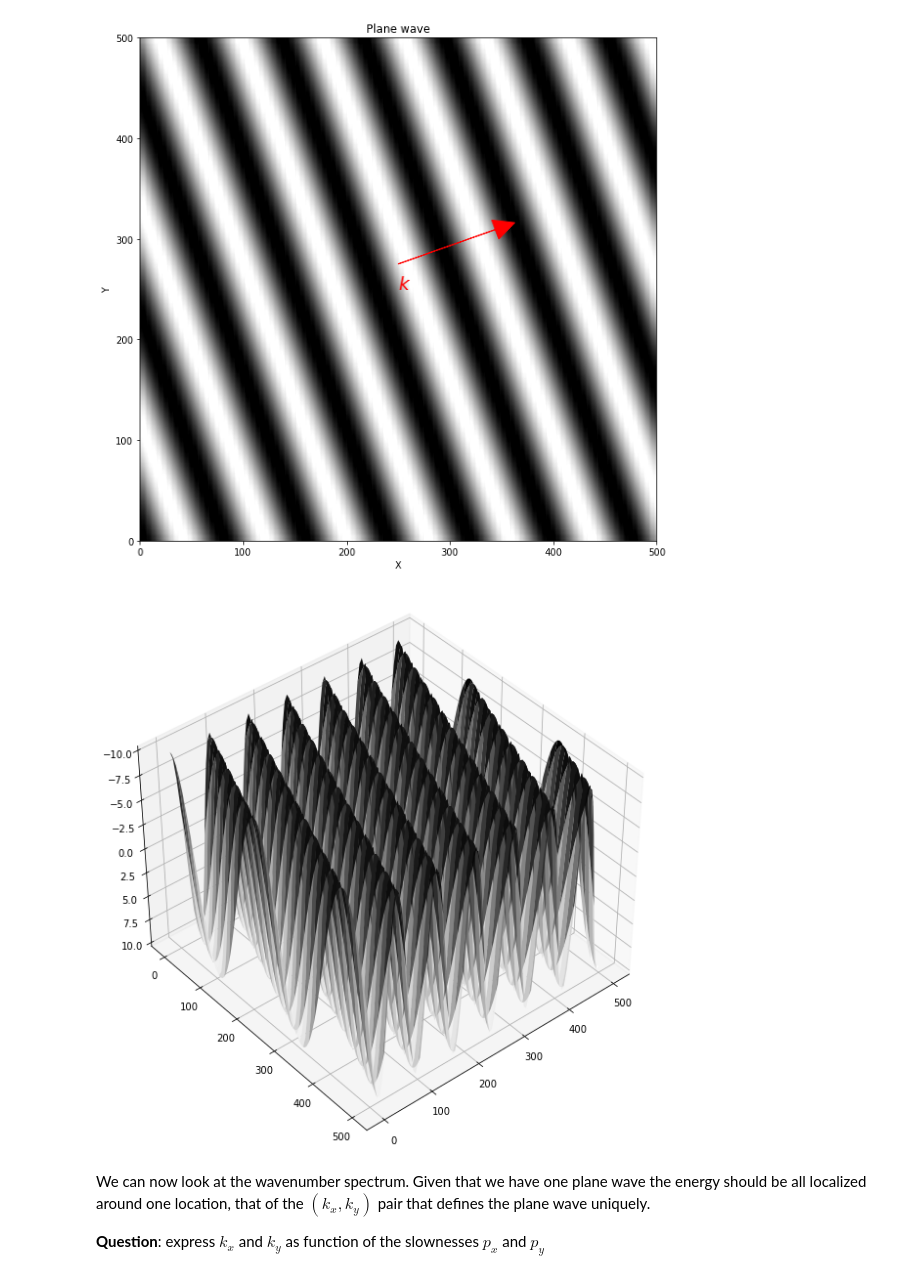
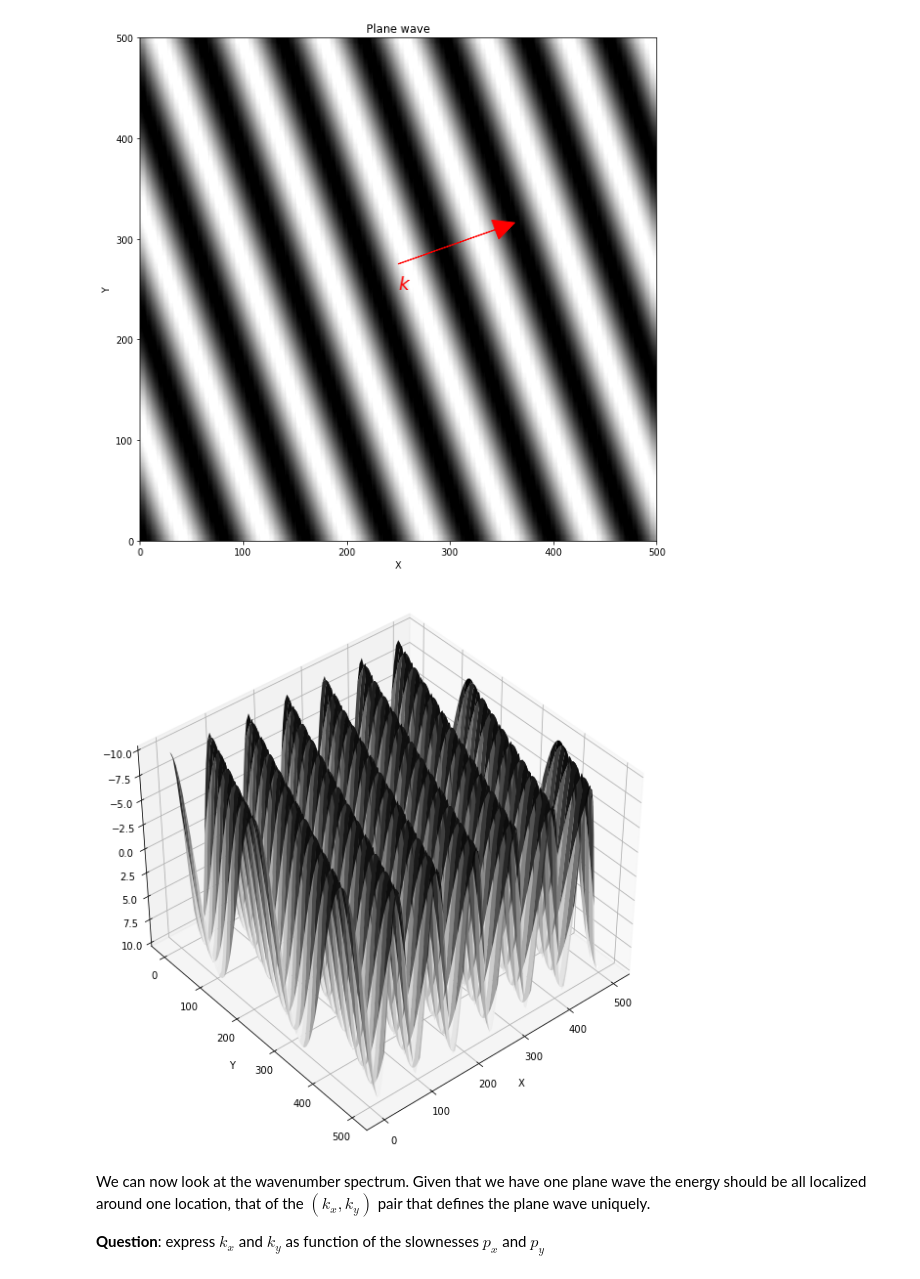
Before and after one commit to DIG-Kaust/Seismology, a Jupyter notebook: PlaneWave/PlaneWave.ipynb, the cells around one changed output. Drawn from its saved outputs; the diff is of its cells as text; code cells hidden in the pictures.

```diff
--- a/PlaneWave/PlaneWave.ipynb
+++ b/PlaneWave/PlaneWave.ipynb
@@ -71,12 +71,15 @@ plt.axis('tight');
 # %%
 # 3D view
 fig, ax = plt.subplots(figsize=(8, 8), subplot_kw={"projection": "3d"})
 ax.plot_surface(X, Y, pw, cmap='gray')
 ax.view_init(-140, -50)
+# ax.view_init(90, 90) # top view
 ax.axis('tight')
+ax.set_xlabel('X')
+ax.set_ylabel('Y')
 plt.tight_layout()
 # %% [output]
-[figure, old version]
+[figure, new version]
 # %% [markdown]
 We can now look at the wavenumber spectrum. Given that we have one plane wave the energy should be all localized around one location, that of the $(k_x, k_y)$ pair that defines the plane wave uniquely.
 
```
Also changed, not shown: parts of 5 cells of this notebook.
